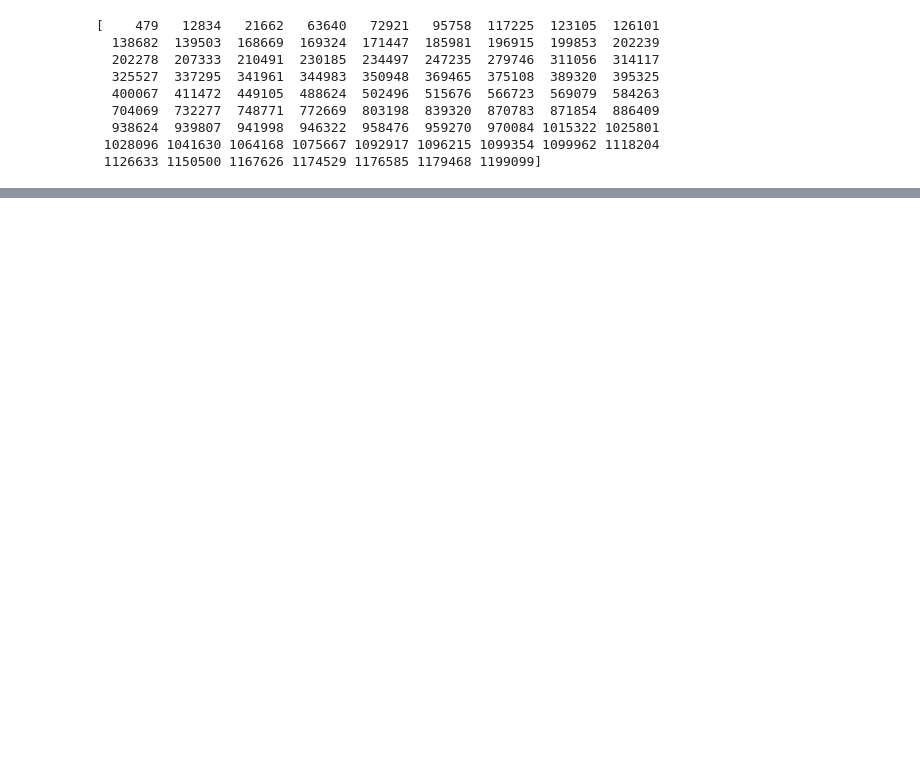
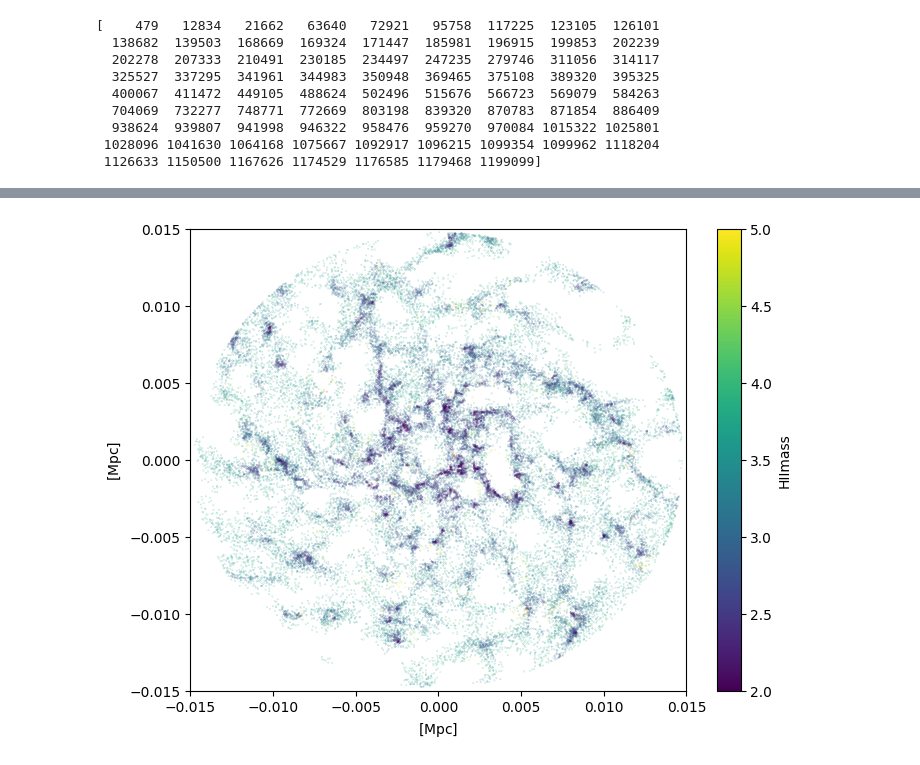
Before and after one commit to jgmcgregor/colibre_dispersions, a Jupyter notebook: overall_quantities.ipynb, the cells around one changed output, grey strips where cells are left out. Cells and saved outputs as stored; diff of their text form; code cells hidden in the pictures; blank space fills up the shorter version.

```diff
--- a/overall_quantities.ipynb
+++ b/overall_quantities.ipynb
@@ -233,0 +246,13 @@ with unyt.matplotlib_support:
+# %%
+unyt.matplotlib_support.label_style = '[]'
+with unyt.matplotlib_support:
+    fig,ax1 = plt.subplots(figsize=(8,6))
+    m1 = ax1.scatter(xpos[indisk&warm&dense], ypos[indisk&warm&dense],c=np.log10(HIImass[indisk&warm&dense]),s=0.01,vmax=5,vmin=2)
+    ax1.set_xlim([-0.015,0.015])
+    ax1.set_ylim([-0.015,0.015])
+    cb1 = fig.colorbar(m1, ax=ax1,label=r'HIImass')
+
+
+    plt.show()
+# %% [output]
+[figure, added]
```
Also changed, not shown: parts of 9 cells of this notebook.
